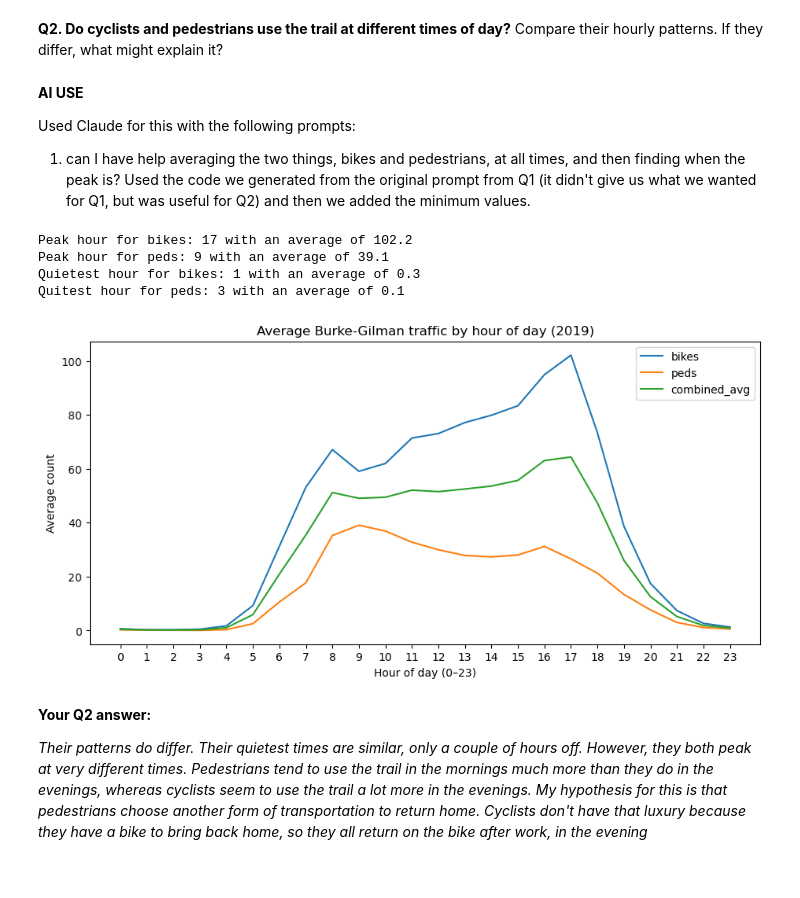
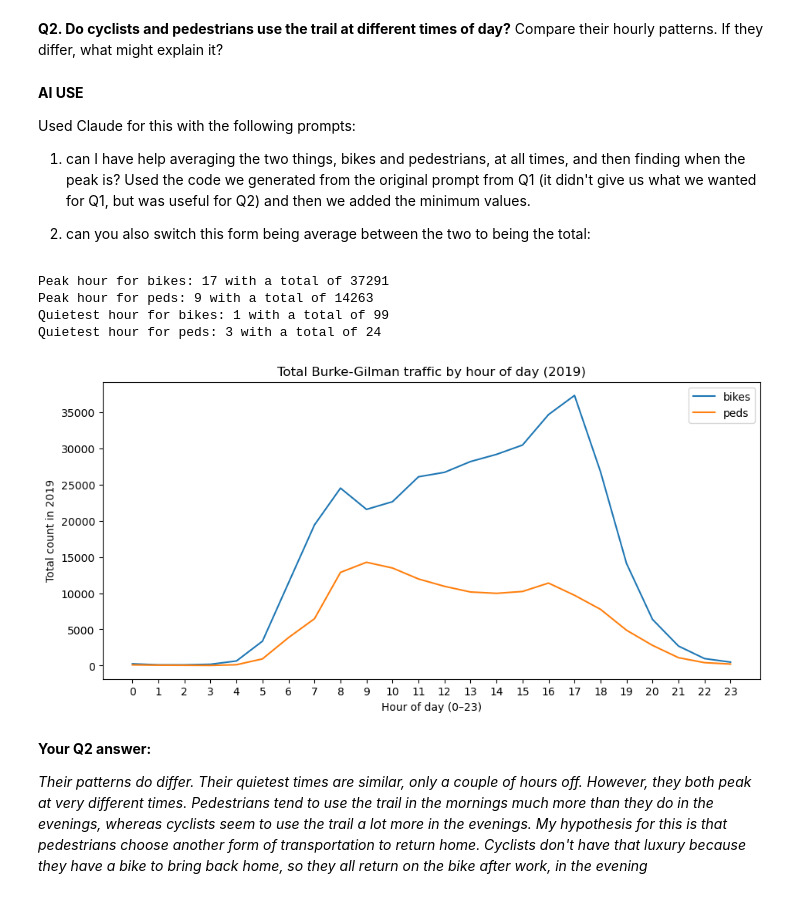
Before and after one commit to dvenka23/hcde-410, a Jupyter notebook: A1/A1.ipynb, the cells around one changed output. Saved outputs shown, nothing was run; the diff lists cells and outputs as text; code cells hidden in the pictures.

```diff
--- a/A1/A1.ipynb
+++ b/A1/A1.ipynb
@@ -184,36 +190,39 @@ Used Claude for this with the following prompts:
 
 1) can I have help averaging the two things, bikes and pedestrians, at all times, and then finding when the peak is?
 Used the code we generated from the original prompt from Q1 (it didn't give us what we wanted for Q1, but was useful for Q2) and then we added the minimum values.
+
+2) can you also switch this form being average between the two to being the total:
 # %%
 # Your code for Q2
-# average bikes and peds for each hour of the day
+# total bikes and peds for each hour of the day
+sum_by_hour = df.groupby("hour")[["bikes", "peds"]].sum()
 
-# which hour has the highest average for each
-peak_hours = avg_by_hour.idxmax()
-peak_values = avg_by_hour.max()
+# which hour has the highest total for each
+peak_hours = sum_by_hour.idxmax()
+peak_values = sum_by_hour.max()
 
-print("Peak hour for bikes:", peak_hours["bikes"], "with an average of", round(peak_values["bikes"], 1))
-print("Peak hour for peds:", peak_hours["peds"], "with an average of", round(peak_values["peds"], 1))
+print("Peak hour for bikes:", peak_hours["bikes"], "with a total of", peak_values["bikes"])
+print("Peak hour for peds:", peak_hours["peds"], "with a total of", peak_values["peds"])
 
-min_hours = avg_by_hour.idxmin()
-min_values = avg_by_hour.min()
+min_hours = sum_by_hour.idxmin()
+min_values = sum_by_hour.min()
 
-print("Quietest hour for bikes:", min_hours["bikes"], "with an average of", round(min_values["bikes"], 1))
-print("Quitest hour for peds:", min_hours["peds"], "with an average of", round(min_values["peds"], 1))
+print("Quietest hour for bikes:", min_hours["bikes"], "with a total of", min_values["bikes"])
+print("Quietest hour for peds:", min_hours["peds"], "with a total of", min_values["peds"])
 
-# plot the averages
-avg_by_hour.plot(figsize=(11, 5))
-plt.title("Average Burke-Gilman traffic by hour of day (2019)")
+# plot the totals
+sum_by_hour.plot(figsize=(11, 5))
+plt.title("Total Burke-Gilman traffic by hour of day (2019)")
 plt.xlabel("Hour of day (0–23)")
-plt.ylabel("Average count")
+plt.ylabel("Total count in 2019")
 plt.xticks(range(0, 24))
 plt.show()
 # %% [output]
-Peak hour for bikes: 17 with an average of 102.2
-Peak hour for peds: 9 with an average of 39.1
-Quietest hour for bikes: 1 with an average of 0.3
-Quitest hour for peds: 3 with an average of 0.1
+Peak hour for bikes: 17 with a total of 37291
+Peak hour for peds: 9 with a total of 14263
+Quietest hour for bikes: 1 with a total of 99
+Quietest hour for peds: 3 with a total of 24
-[figure, old version]
+[figure, new version]
 # %% [markdown]
 **Your Q2 answer:**
 
```
Also changed, not shown: parts of 8 cells of this notebook.
